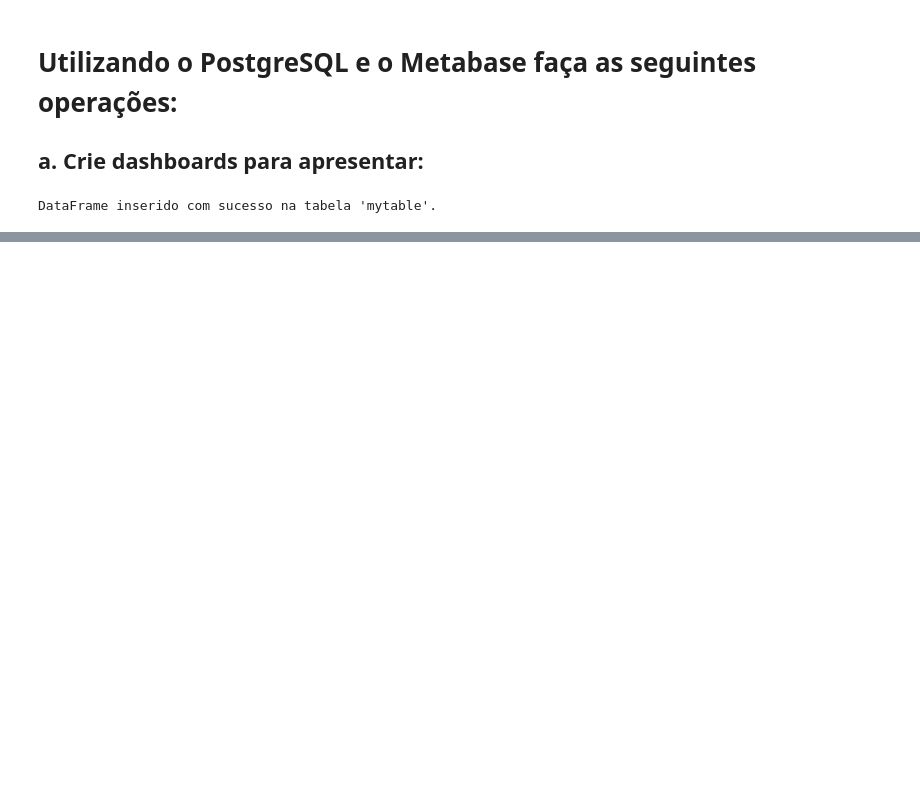
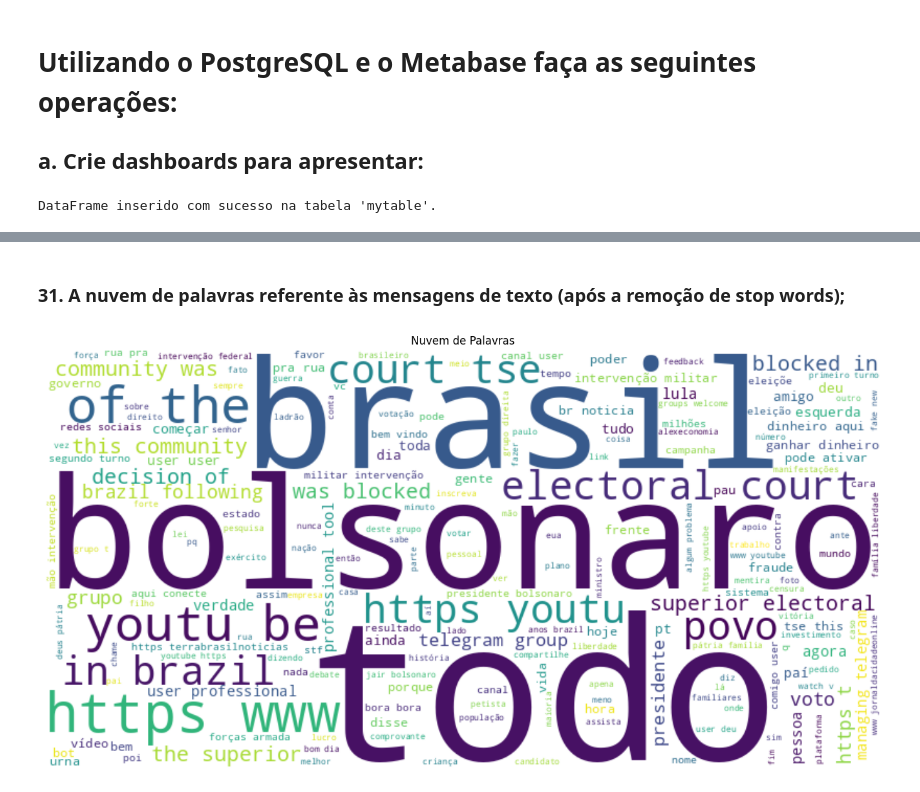
Before and after one commit to joao1pedro/CKP9011-CD, a Jupyter notebook: Trabalhos/lista_04/lista_04_cd.ipynb, the cells around one changed output, grey strips where cells are left out. Saved outputs shown, nothing was run; the diff lists cells and outputs as text; code cells hidden in the pictures; blank space fills up the shorter version.

```diff
--- a/Trabalhos/lista_04/lista_04_cd.ipynb
+++ b/Trabalhos/lista_04/lista_04_cd.ipynb
@@ -107,0 +197,29 @@ DataFrame inserido com sucesso na tabela 'mytable'.
+# %% [markdown]
+### 31. A nuvem de palavras referente às mensagens de texto (após a remoção de stop words);
+# %%
+from wordcloud import WordCloud
+import matplotlib.pyplot as plt
+
+df = pd.read_csv("../data/__20__os_30_unigramas__bigramas_e_trigramas_mais_compartilhados__apos_a_remocao_de_stop_words___2025-05-24T11_52_02.287820893-03_00.csv")
+
+mensagens = df['mensagem'].dropna().astype(str)
+
+texto_completo = ' '.join(mensagens)
+
+stop_words = set(stopwords.words('portuguese'))
+wordcloud = WordCloud(
+    width=800,
+    height=400,
+    background_color='white',
+    stopwords=stop_words,
+    colormap='viridis'
+).generate(texto_completo)
+
+plt.figure(figsize=(15, 7))
+plt.imshow(wordcloud, interpolation='bilinear')
+plt.axis('off')
+plt.title("Nuvem de Palavras")
+plt.tight_layout()
+plt.show()
+# %% [output]
+[figure, added]
```
Also changed, not shown: parts of 11 cells of this notebook.
